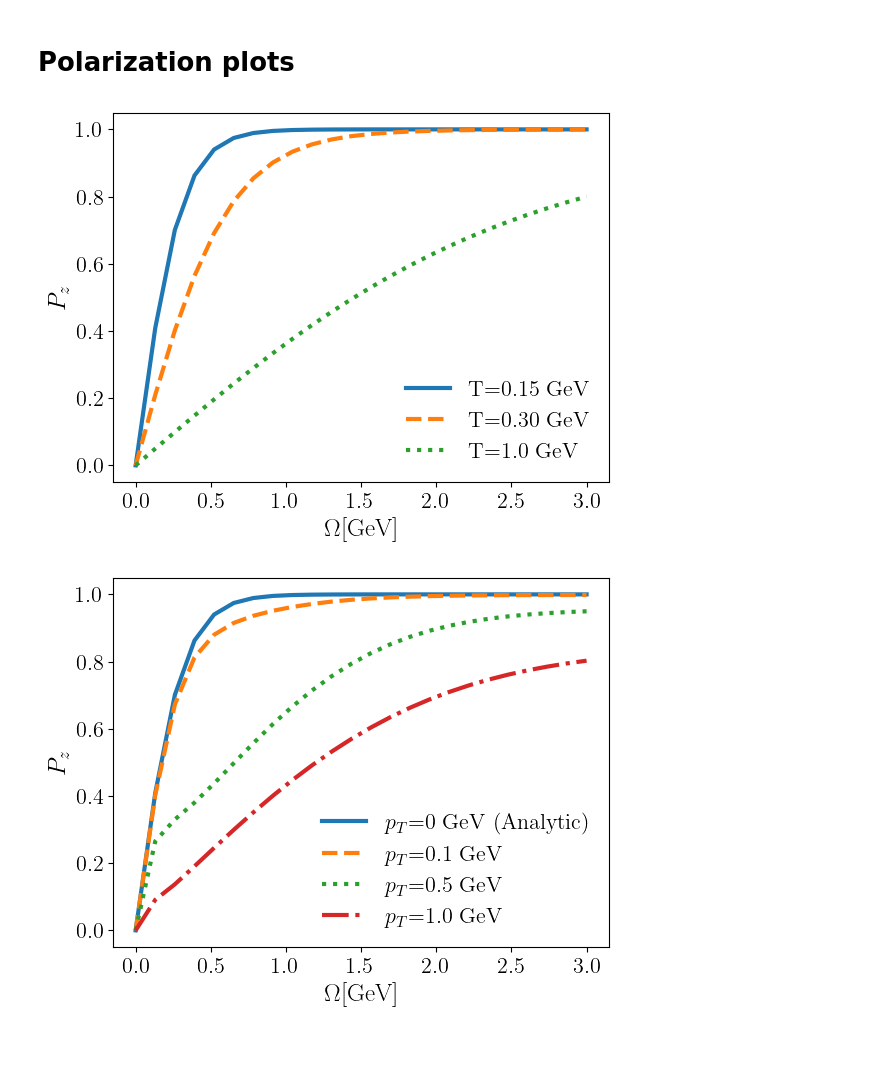
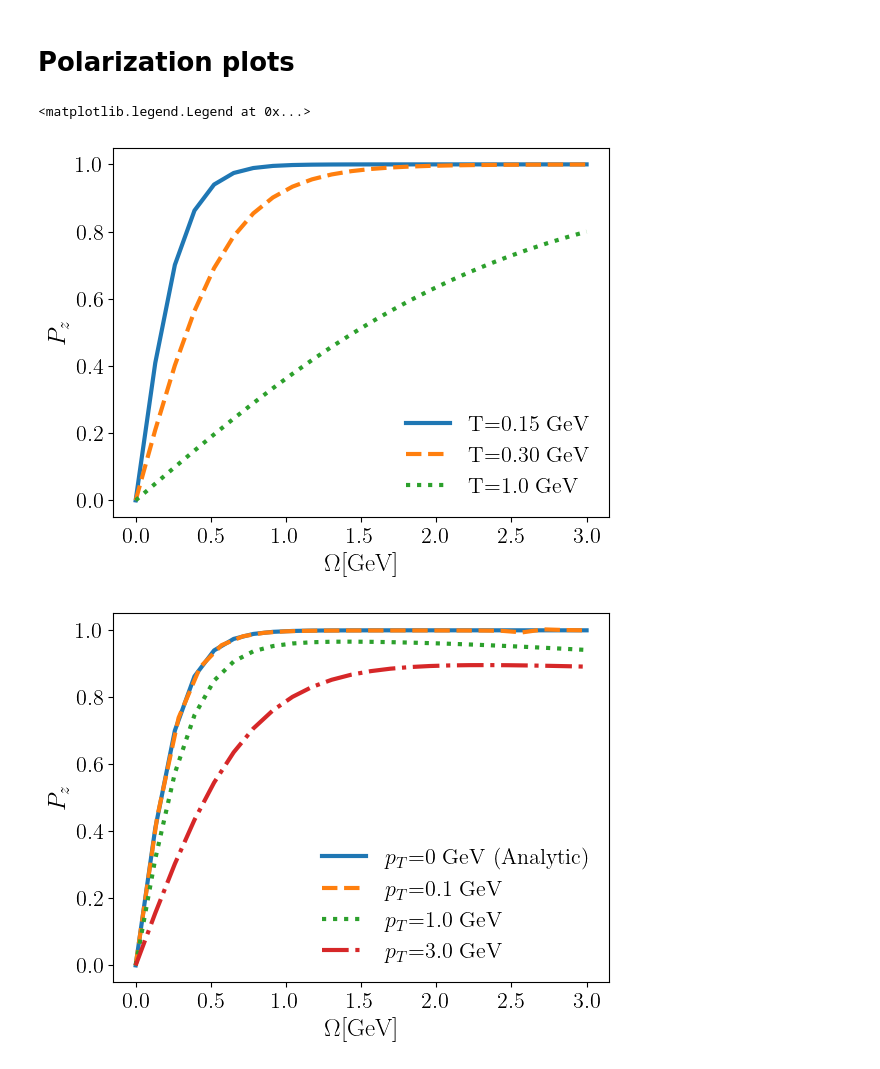
Before and after one commit to AndrePalermo/DiracFermions-in-MilneSpacetime, a Jupyter notebook: plots.ipynb, the cells around one changed output. Drawn from its saved outputs; the diff is of its cells as text; code cells hidden in the pictures.

Commit message:
final plotting script

```diff
--- a/plots.ipynb
+++ b/plots.ipynb
@@ -32,26 +32,27 @@ for i,f in enumerate(filenames):
     splist, pollist = np.loadtxt(f"{folder}/{f}")
     plt.plot(splist,pollist, label=f"T={temps[i]}",linestyle = linestyles[i])
 
-plt.xlabel("$\Omega$[GeV]",fontsize=18)
-plt.ylabel("$P_z$",fontsize=18)
+plt.xlabel(r"$\Omega$[GeV]",fontsize=18)
+plt.ylabel(r"$P_z$",fontsize=18)
 plt.legend(frameon=False)
-plt.savefig("./longitudinal_pol.pdf",bbox_inches='tight')
+# plt.savefig("./longitudinal_pol.pdf",bbox_inches='tight')
 # %% [output]
+<matplotlib.legend.Legend at 0x...>
 [figure]
 # %%
 ## POLARIZATION CHANGING PT
 folder = "./polarization_data"
-filenames = ["Polarization_T=0.15_pT=0.txt","Polarization_T=0.15_pT=0.1.txt","Polarization_T=0.15_pT=0.5.txt","Polarization_T=0.15_pT=1.0.txt"]
-pTs = ["0 GeV (Analytic)","0.1 GeV","0.5 GeV","1.0 GeV"]
+filenames = ["Polarization_T=0.15_pT=0.txt","Polarization_T=0.15_pT=0.1.txt","Polarization_T=0.15_pT=1.0.txt","Polarization_T=0.15_pT=3.0.txt"]
+pTs = ["0 GeV (Analytic)","0.1 GeV","1.0 GeV","3.0 GeV"]
 
 plt.figure()
 for i,f in enumerate(filenames):
     splist, pollist = np.loadtxt(f"{folder}/{f}")
     plt.plot(splist,pollist, label=f"$p_T$={pTs[i]}",linestyle = linestyles[i])
 
-plt.xlabel("$\Omega$[GeV]",fontsize=18)
-plt.ylabel("$P_z$",fontsize=18)
+plt.xlabel(r"$\Omega$[GeV]",fontsize=18)
+plt.ylabel(r"$P_z$",fontsize=18)
 plt.legend(frameon=False)
-plt.savefig("./longitudinal_polvspT.pdf",bbox_inches='tight')
+# plt.savefig("./longitudinal_polvspT.pdf",bbox_inches='tight')
 # %% [output]
-[figure, old version]
+[figure, new version]
```
Also changed, not shown: parts of 6 cells of this notebook.
